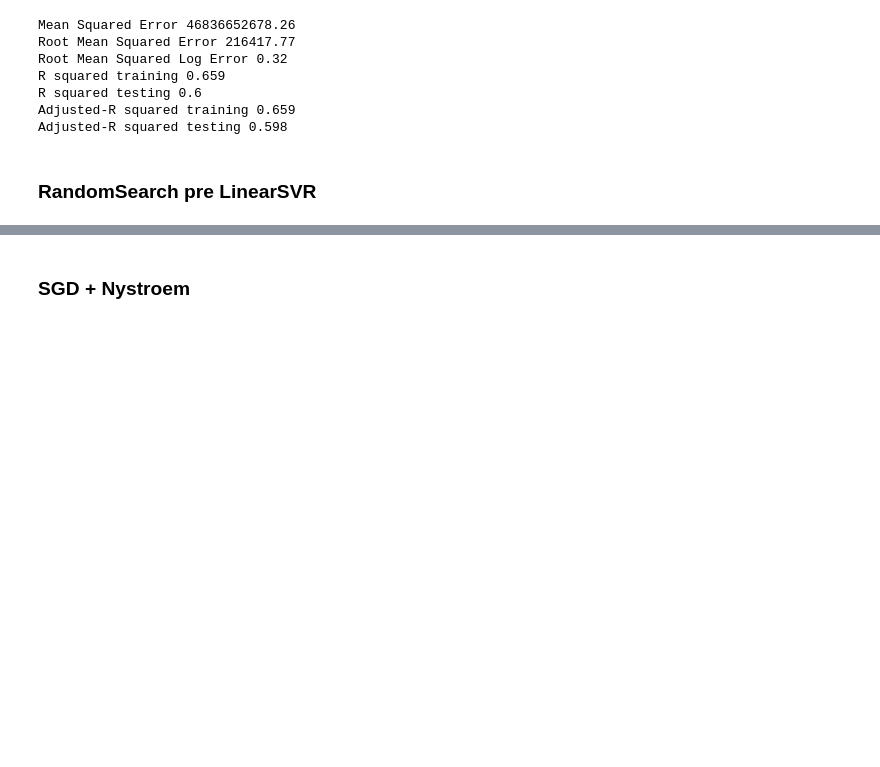
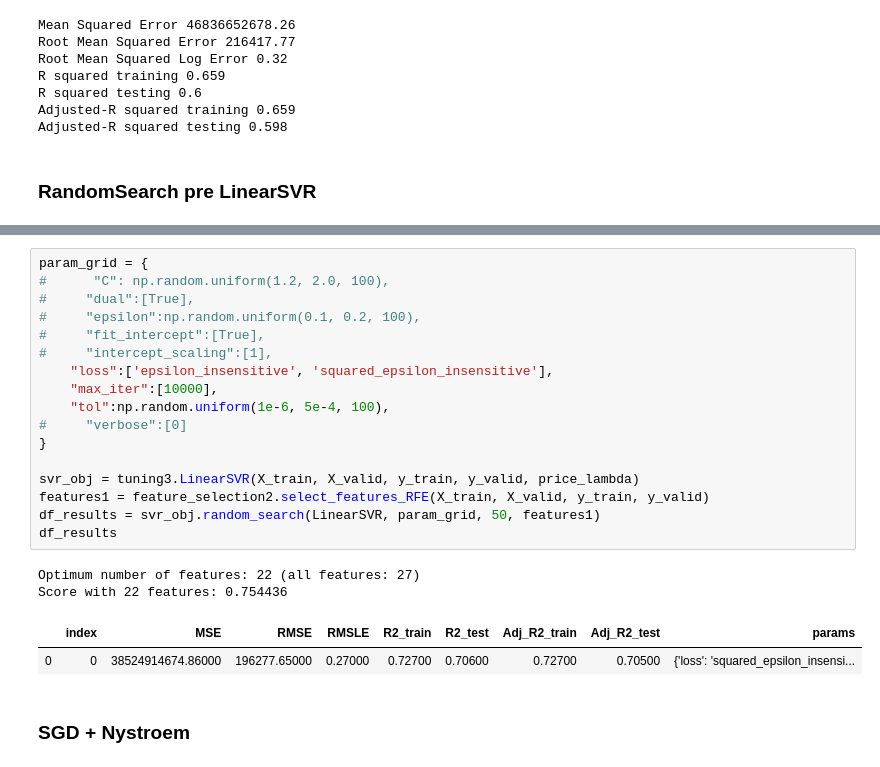
Before and after one commit to mirec3009/oznal_project, a Jupyter notebook: notebooks/Experimentovanie_a_vyhodnotenie.ipynb, the cells around one changed output, grey strips where cells are left out. Cells and saved outputs as stored; diff of their text form; blank space fills up the shorter version.

```diff
--- a/notebooks/Experimentovanie_a_vyhodnotenie.ipynb
+++ b/notebooks/Experimentovanie_a_vyhodnotenie.ipynb
@@ -783,3 +666,25 @@ Score with 22 features: 0.754436
+# %%
+param_grid = {
+#      "C": np.random.uniform(1.2, 2.0, 100),
+#     "dual":[True],
+#     "epsilon":np.random.uniform(0.1, 0.2, 100),
+#     "fit_intercept":[True],
+#     "intercept_scaling":[1],
+    "loss":['epsilon_insensitive', 'squared_epsilon_insensitive'],
+    "max_iter":[10000],
+    "tol":np.random.uniform(1e-6, 5e-4, 100),
+#     "verbose":[0]
+}
+
+svr_obj = tuning3.LinearSVR(X_train, X_valid, y_train, y_valid, price_lambda)
+features1 = feature_selection2.select_features_RFE(X_train, X_valid, y_train, y_valid)
+df_results = svr_obj.random_search(LinearSVR, param_grid, 50, features1)
+df_results
+# %% [output]
+Optimum number of features: 22 (all features: 27)
+Score with 22 features: 0.754436
+|  | index | MSE | RMSE | RMSLE | R2_train | R2_test | Adj_R2_train | Adj_R2_test | params |
+| 0 | 0 | 38524914674.86000 | 196277.65000 | 0.27000 | 0.72700 | 0.70600 | 0.72700 | 0.70500 | {'loss': 'squared_epsilon_insensi... |
 # %% [markdown]
 ### SGD + Nystroem
 # %%
```
Also changed, not shown: parts of 35 cells of this notebook, 1 other file.
